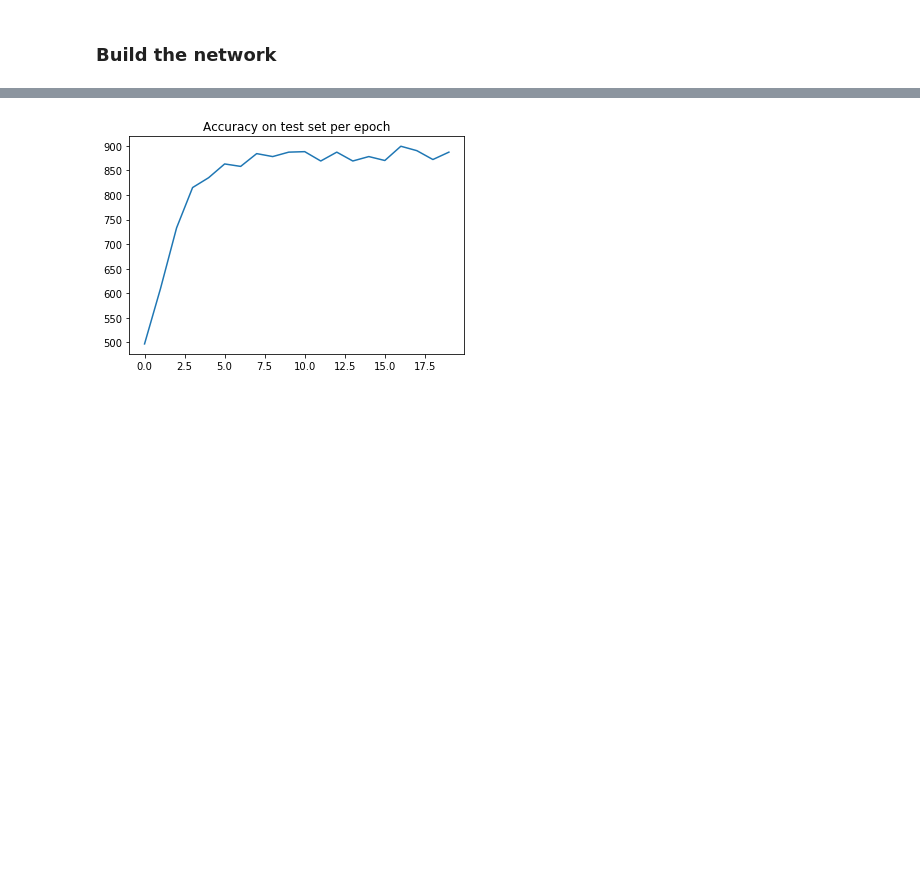
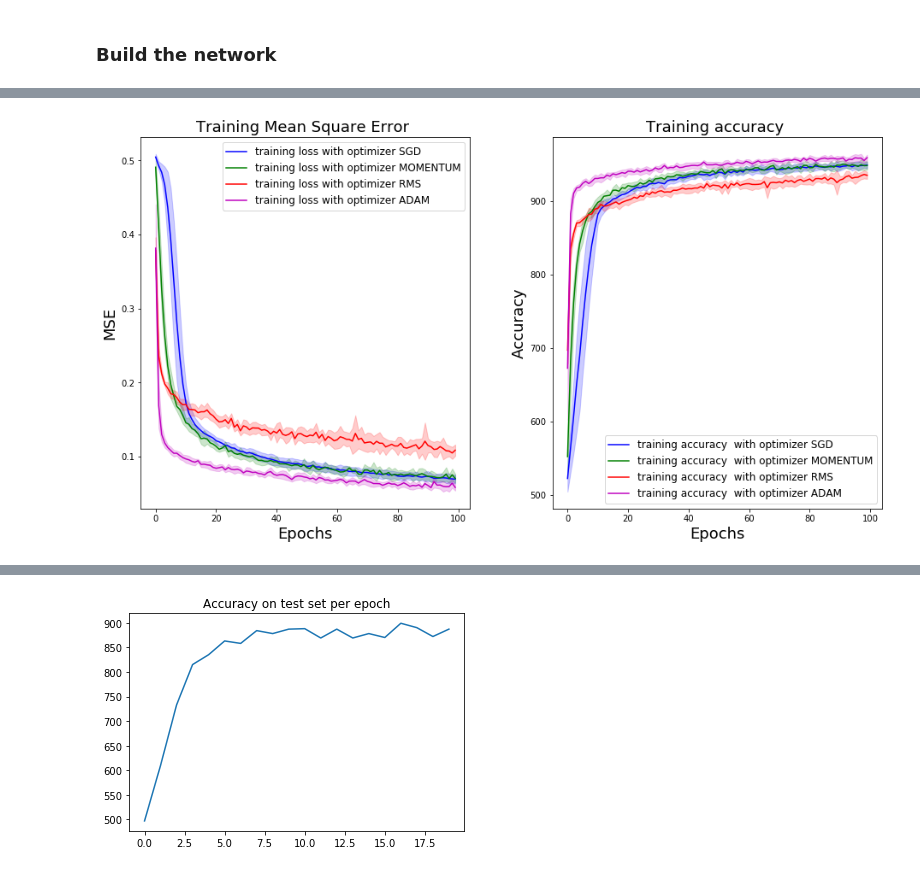
Before and after one commit to hm-haitham/DeepLearning, a Jupyter notebook: project_2/Untitled.ipynb, the cells around one changed output, grey strips where cells are left out. Saved outputs shown, nothing was run; the diff lists cells and outputs as text; code cells hidden in the pictures; blank space fills up the shorter version.

Commit message:
cleaning and test;py

```diff
--- a/project_2/Untitled.ipynb
+++ b/project_2/Untitled.ipynb
@@ -209,0 +114,45 @@ Obtain on the test set an average loss of 0.17071209314775077 and an accuracy of
+# %%
+import numpy as np
+
+means = np.array(result_rounds).mean(0) #train_loss, train_acc, test_loss, test_acc
+std = np.array(result_rounds).std(0)
+# %%
+def plots_results(round_results):
+
+    colors = ['b', 'g', 'r', 'm']
+
+    fig, (ax1, ax2) = plt.subplots(1, 2,figsize= (14,8))
+
+    means = np.array(round_results).mean(axis= 0)
+    std  = np.array(round_results).std(axis = 0)
+    dict_word = {False :'without', True : 'with'}
+    for i, (r,s,p) in enumerate( zip(means,std,['SGD', 'MOMENTUM', 'RMS','ADAM']) ):
+
+        ax1.plot(r[0], color = colors[i], label = 'training loss with optimizer {0}'.format(p))
+        #ax1.plot(r[2], color = colors[i],  linestyle='dashed', label = 'test loss  with optimizer {0}'.format(p))
+
+        ax1.fill_between(range(len(r[0])), r[0] - s[0], r[0]+ s[0], alpha = 0.2, color = colors[i])
+        #ax1.fill_between(range(len(r[2])), r[2]- s[2], r[2]+ s[2], alpha = 0.2, color = colors[i])
+
+        ax2.plot(r[1], color = colors[i], label = 'training accuracy  with optimizer {0}'.format(p))
+        #ax2.plot(r[3], color = colors[i], linestyle='dashed', label = 'test accuracy  with optimizer {0}'.format(p))
+
+        ax2.fill_between(range(len(r[1])), r[1]- s[1], r[1]+ s[1], alpha = 0.2, color = colors[i])
+        #ax2.fill_between(range(len(r[3])), r[3]- s[3], r[3]+ s[3], alpha = 0.2, color = colors[i])
+
+    ax1.set_title('Training Mean Square Error ',{'fontsize':18})
+    ax1.set_xlabel("Epochs",{'fontsize':18})
+    ax1.set_ylabel("MSE",{'fontsize':18})
+
+    ax2.set_title('Training accuracy ',{'fontsize':18})
+    ax2.set_xlabel("Epochs",{'fontsize':18})
+    ax2.set_ylabel("Accuracy",{'fontsize':18})
+
+    ax1.legend(loc = 'upper right',fontsize= 'large')
+    ax2.legend(loc = 'lower right',fontsize= 'large')
+    plt.subplots_adjust(left=0.07, right=0.93, wspace=0.25, hspace=0.35)
+    plt.show()
+# %%
+plots_results(result_rounds)
+# %% [output]
+[figure, added]
```
Also changed, not shown: parts of 13 cells of this notebook, 9 other files.
